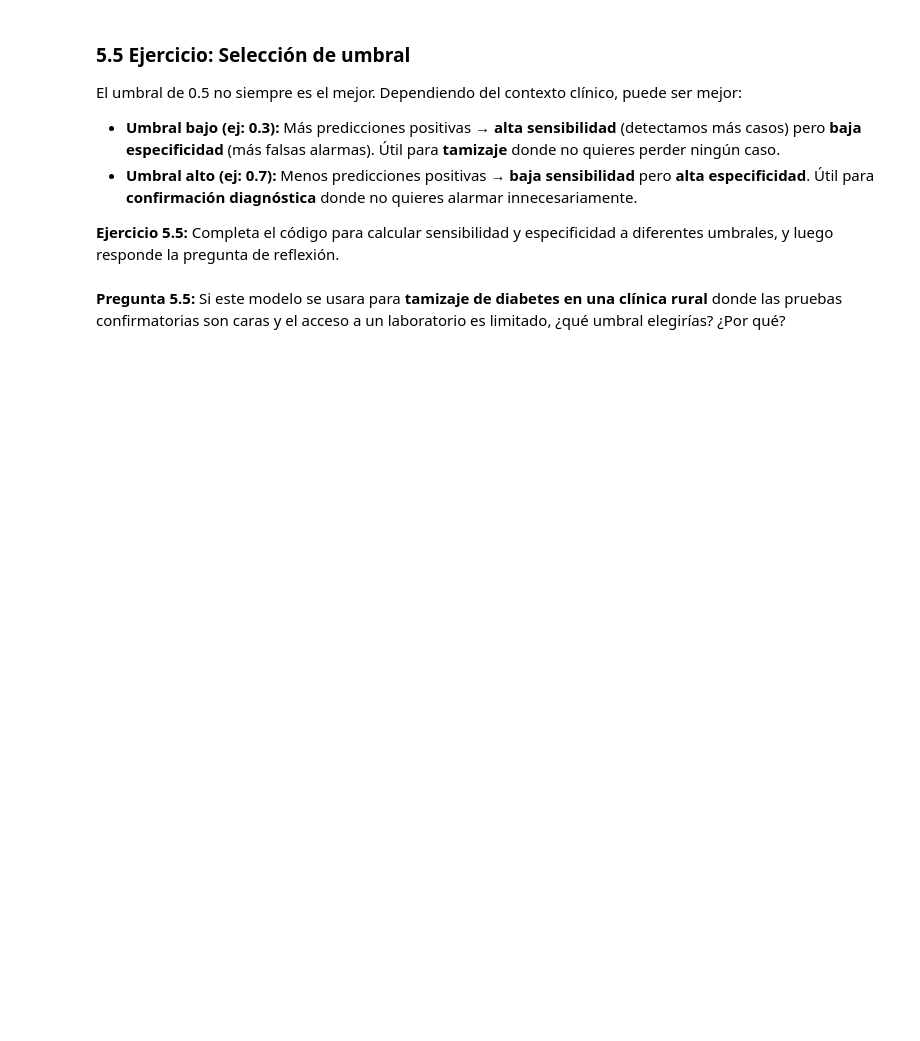
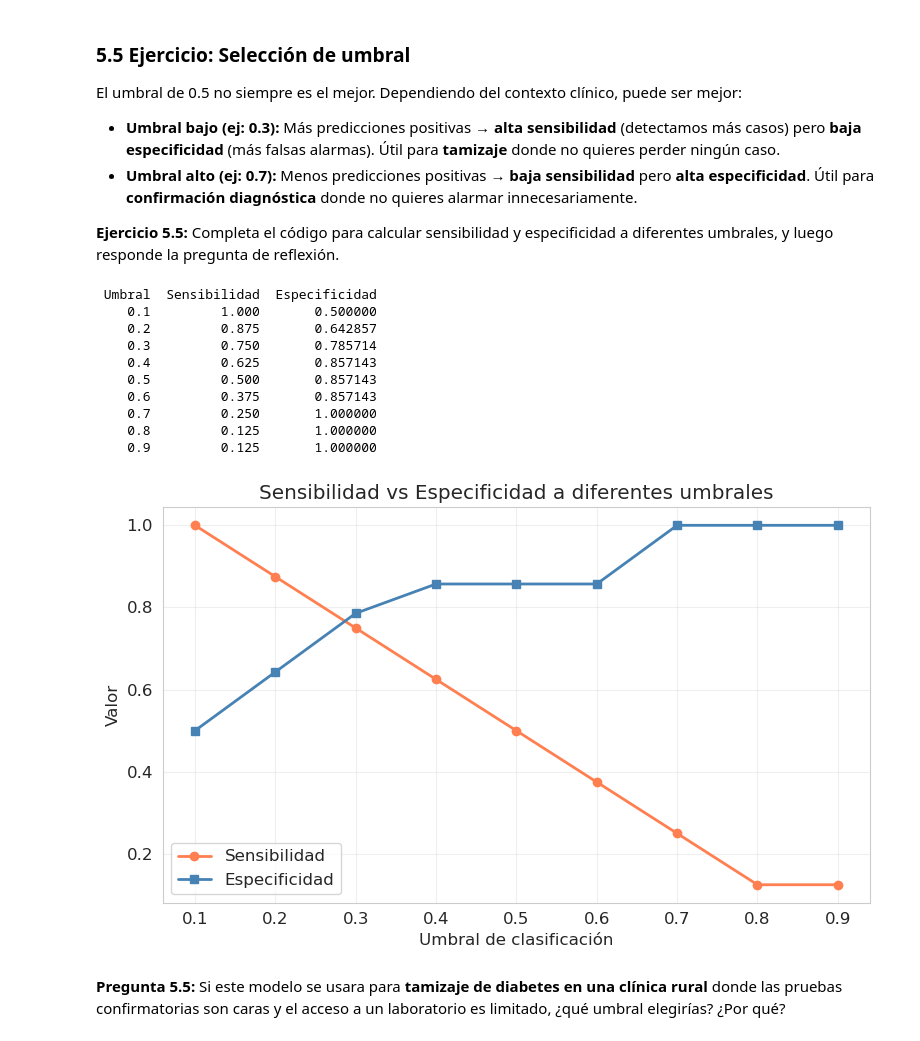
Before and after one commit to fanch032903/healthdatalab, a Jupyter notebook: labs/lab-4-statistical-modeling/notebooks/Lab04_Modelado_Estadistico.ipynb, the cells around one changed output. Saved outputs shown, nothing was run; the diff lists cells and outputs as text; code cells hidden in the pictures; blank space fills up the shorter version.

```diff
--- a/labs/lab-4-statistical-modeling/notebooks/Lab04_Modelado_Estadistico.ipynb
+++ b/labs/lab-4-statistical-modeling/notebooks/Lab04_Modelado_Estadistico.ipynb
@@ -1252,34 +1290,46 @@ for threshold in thresholds:
     # confusion_matrix retorna: [[VN, FP], [FN, VP]]
     cm = confusion_matrix(y_test, y_pred_t)
     vn, fp, fn, vp = cm.ravel()
 
     # Sensibilidad = VP / (VP + FN)
     sensitivity = vp / (vp + fn) if (vp + fn) > 0 else 0
 
     # Especificidad = VN / (VN + FP)
     # TU CÓDIGO AQUÍ: calcula la especificidad
-    specificity = 0  # ← reemplaza esto
+    specificity = vn/(vn+fp)
 
     results.append({
         'Umbral': threshold,
         'Sensibilidad': sensitivity,
         'Especificidad': specificity
     })
 
 results_df = pd.DataFrame(results)
 print(results_df.to_string(index=False))
 
 # Graficar
 plt.figure(figsize=(8, 5))
 plt.plot(results_df['Umbral'], results_df['Sensibilidad'], 'o-', color='coral', label='Sensibilidad', linewidth=2)
 plt.plot(results_df['Umbral'], results_df['Especificidad'], 's-', color='steelblue', label='Especificidad', linewidth=2)
 plt.xlabel('Umbral de clasificación')
 plt.ylabel('Valor')
 plt.title('Sensibilidad vs Especificidad a diferentes umbrales')
 plt.legend()
 plt.grid(True, alpha=0.3)
 plt.tight_layout()
 plt.show()
+# %% [output]
+ Umbral  Sensibilidad  Especificidad
+    0.1         1.000       0.500000
+    0.2         0.875       0.642857
+    0.3         0.750       0.785714
+    0.4         0.625       0.857143
+    0.5         0.500       0.857143
+    0.6         0.375       0.857143
+    0.7         0.250       1.000000
+    0.8         0.125       1.000000
+    0.9         0.125       1.000000
+[figure, added]
 # %% [markdown]
 **Pregunta 5.5:** Si este modelo se usara para **tamizaje de diabetes en una clínica rural** donde las pruebas confirmatorias son caras y el acceso a un laboratorio es limitado, ¿qué umbral elegirías? ¿Por qué?
 # %% [markdown]
```
Also changed, not shown: parts of 7 cells of this notebook.
